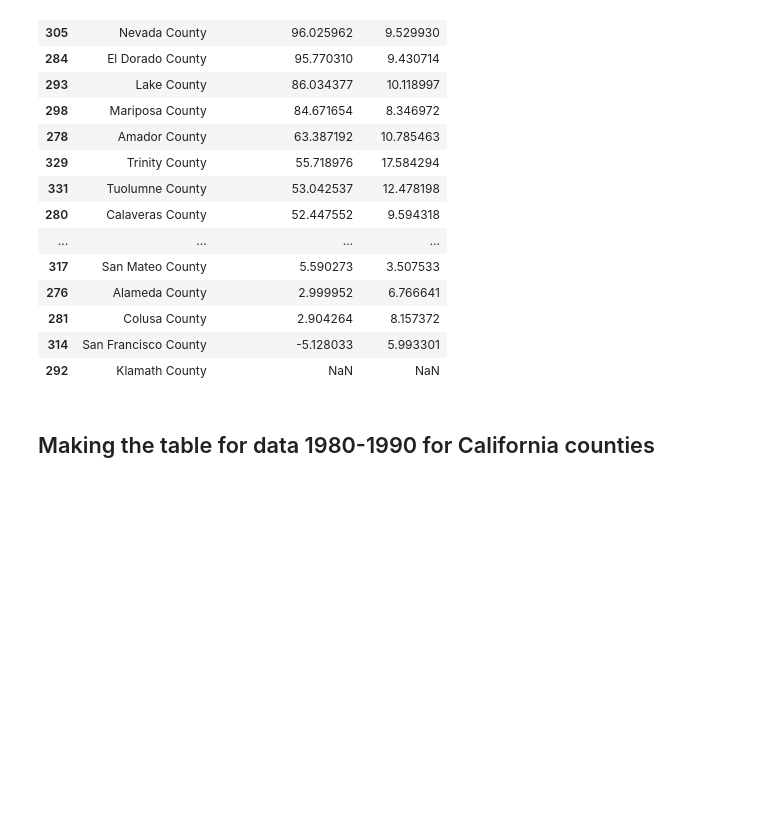
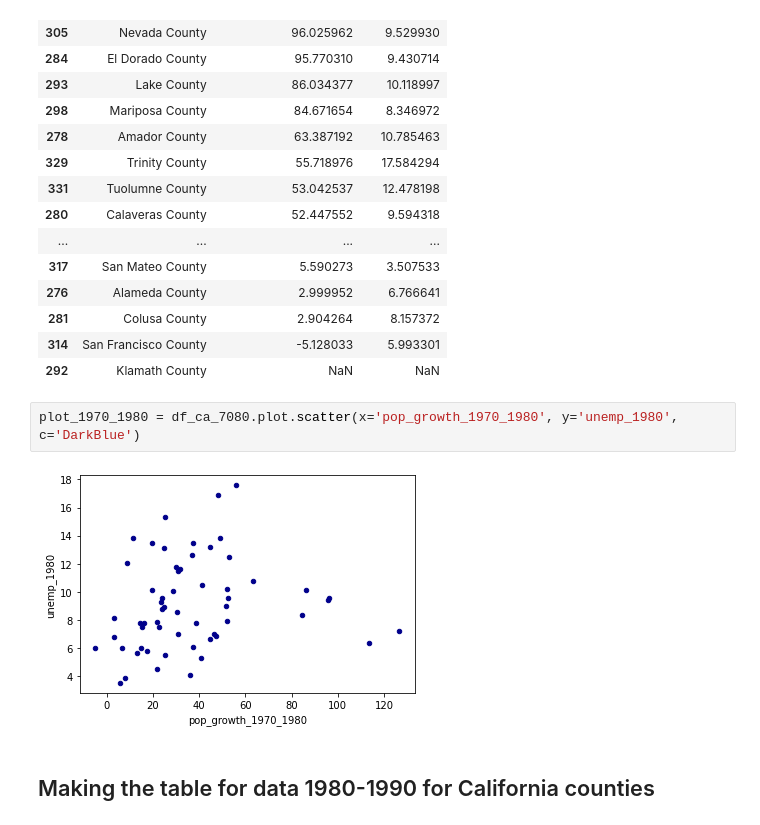
Before and after one commit to calvarez55/SOC131_fall2021, a Jupyter notebook: pop_growth_unemp_cali_counties.ipynb, the cells around one changed output. Cells and saved outputs as stored; diff of their text form; blank space fills up the shorter version.

```diff
--- a/pop_growth_unemp_cali_counties.ipynb
+++ b/pop_growth_unemp_cali_counties.ipynb
@@ -61,6 +61,10 @@ df_ca_7080
 | 281 | Colusa County | 2.904264 | 8.157372 |
 | 314 | San Francisco County | -5.128033 | 5.993301 |
 | 292 | Klamath County | NaN | NaN |
+# %%
+plot_1970_1980 = df_ca_7080.plot.scatter(x='pop_growth_1970_1980', y='unemp_1980', c='DarkBlue')
+# %% [output]
+[figure, added]
 # %% [markdown]
 ## Making the table for data 1980-1990 for California counties
 # %%
```
Also changed, not shown: parts of 3 cells of this notebook.
